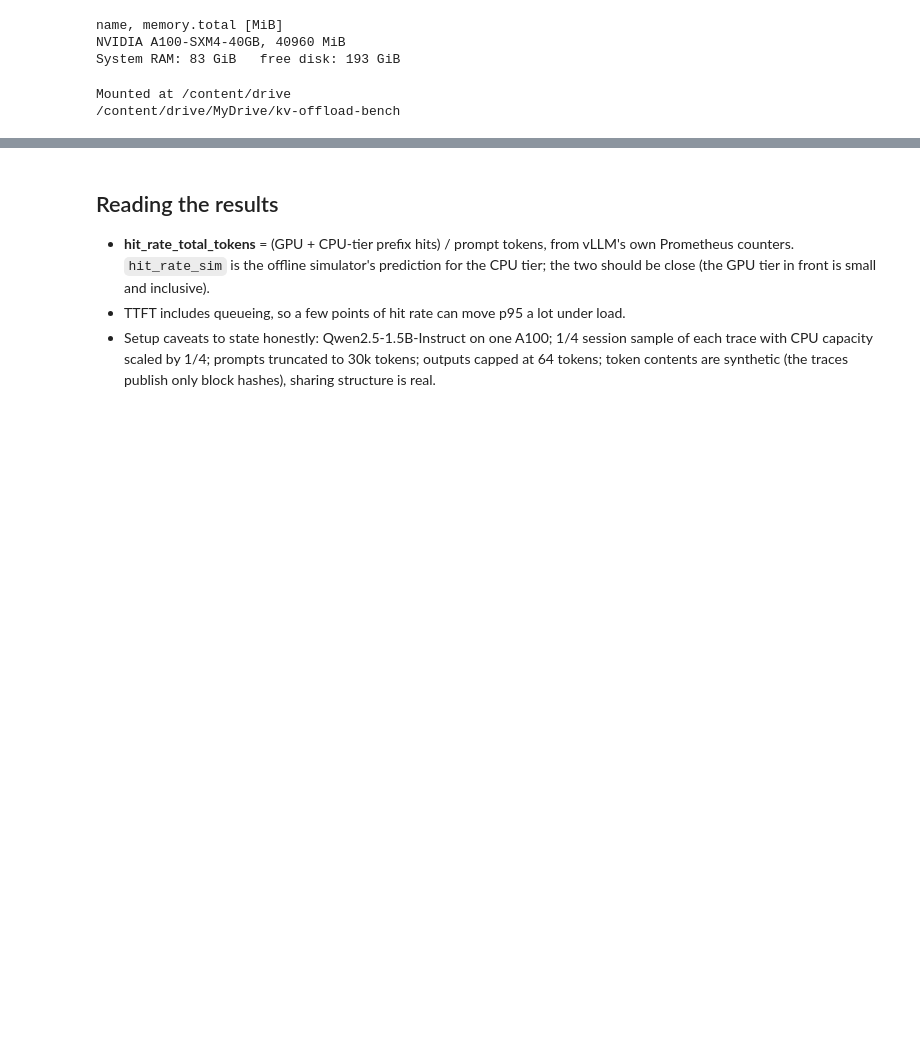
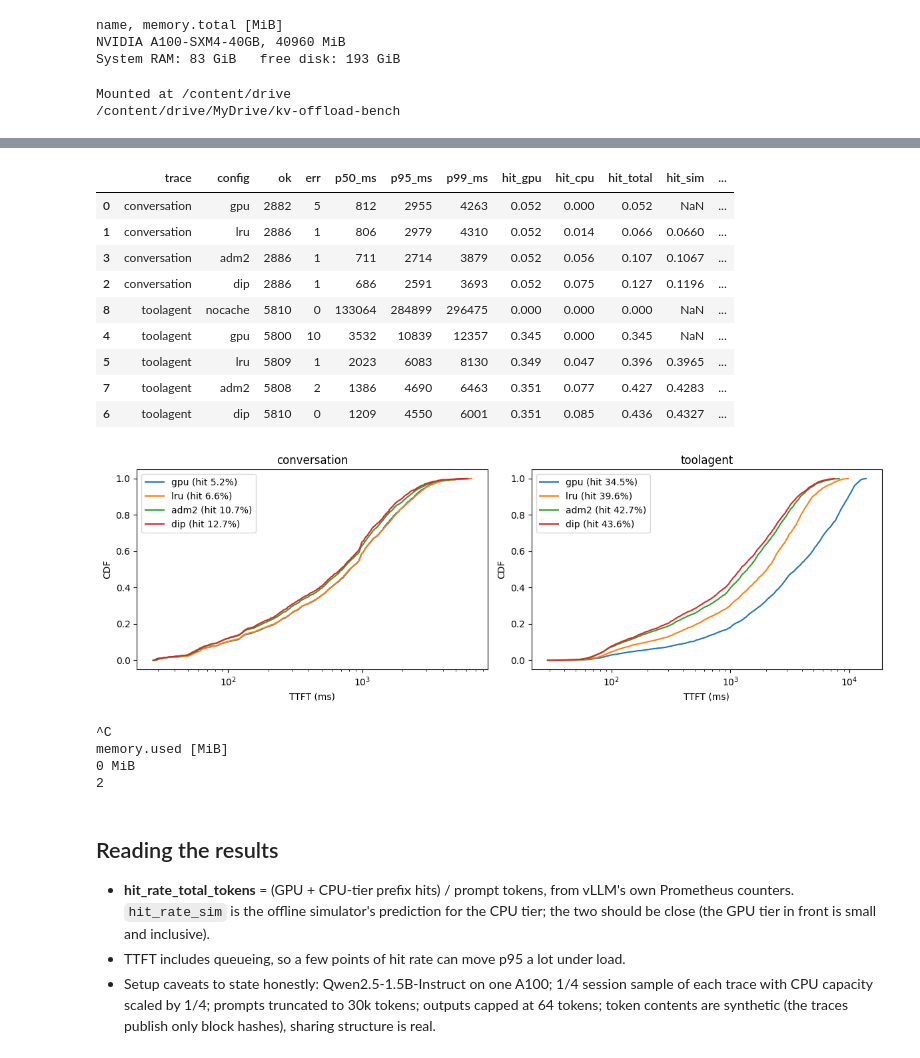
Before and after one commit to jaisurya27/kv-offload-eviction, a Jupyter notebook: colab/kv_offload_benchmark.ipynb, the cells around one changed output, grey strips where cells are left out. Drawn from its saved outputs; the diff is of its cells as text; code cells hidden in the pictures; blank space fills up the shorter version.

```diff
--- a/colab/kv_offload_benchmark.ipynb
+++ b/colab/kv_offload_benchmark.ipynb
@@ -170,3 +248,13 @@ import glob
 for f in glob.glob(f'{RESULTS}/*_arc_*/policy.log'):
     recs = [json.loads(l) for l in open(f)]
     print(f.split('/')[-2], [(r.get('arc_t1'), r.get('arc_t2')) for r in recs if r['event'] == 'periodic'][-5:])
+# %%
+import json
+CAL = json.load(open(f'{RESULTS}/calibration.json'))
+SP = round(CAL['speedup']['conversation'] / 2, 3)   # 2.62
+cmds = [f"python bench/run.py --trace traces/conversation_trace.jsonl --config {c} --cpu-chunks 500 "
+        f"--speedup {SP} --run-name conversation_{c}_c500_x{SP:g} --out-root {RESULTS} || echo 'FAILED {c}'"
+        for c in ['gpu', 'lru', 'dip', 'adm2']]
+open('/content/grid2.sh', 'w').write('cd /content/Prefix-KV-LLM-serving\n' + '\n'.join(cmds) + '\necho GRID DONE\n')
+!nohup bash /content/grid2.sh > {RESULTS}/grid2.log 2>&1 &
+print('launched, speed', SP)
@@ -172,0 +273,10 @@ for f in glob.glob(f'{RESULTS}/*_arc_*/policy.log'):
+# %%
+import json, glob, numpy as np
+for f in sorted(glob.glob(f'{RESULTS}/conversation_*_x2.62/summary.json')):
+    s = json.load(open(f)); d = s['metrics_delta']
+    x = [r['ttft_s'] for r in map(json.loads, open(f.replace('summary.json', 'requests.jsonl'))) if r['ttft_s']]
+    n = len(x)//10
+    print(f"{s['config']:5s} ok={s['n_ok']} err={s['n_errors']} p50={s['ttft_ms_p50']:.0f} p95={s['ttft_ms_p95']:.0f} "
+          f"| first10%={np.median(x[:n]):.2f}s last10%={np.median(x[-n:]):.2f}s "
+          f"| gpu={s['hit_rate_gpu_tokens']:.3f} cpu={s['hit_rate_cpu_tokens']:.3f} usage={s['hit_rate_from_usage'] or 0:.3f}")
+    print('      ', {k.split(':')[1]: int(v) for k, v in d.items()})
@@ -173,3 +292,57 @@ for f in glob.glob(f'{RESULTS}/*_arc_*/policy.log'):
+# %%
+import glob, json, numpy as np, pandas as pd, matplotlib.pyplot as plt
+CAL = json.load(open(f'{RESULTS}/calibration.json'))
+SEL = {'conversation': 'x2.62', 'toolagent': f"x{CAL['speedup']['toolagent']:g}"}
+pred = {json.loads(l)['trace'].split('_')[0]: json.loads(l) for l in open(f'{RESULTS}/predictions.jsonl')
+        if json.loads(l)['cpu_chunks'] == 500}
+rows = []
+for t, tag in SEL.items():
+    for f in glob.glob(f'{RESULTS}/{t}_*_c500_{tag}/summary.json'):
+        s = json.load(open(f)); run = f.split('/')[-2]
+        x = [r['ttft_s'] for r in map(json.loads, open(f.replace('summary.json', 'requests.jsonl'))) if r['ttft_s']]
+        n = len(x) // 10
+        rows.append(dict(trace=t, config=s['config'], run=run, ok=s['n_ok'], err=s['n_errors'],
+                         p50_ms=round(s['ttft_ms_p50']), p95_ms=round(s['ttft_ms_p95']), p99_ms=round(s['ttft_ms_p99']),
+                         hit_gpu=round(s['hit_rate_gpu_tokens'], 3), hit_cpu=round(s['hit_rate_cpu_tokens'], 3),
+                         hit_total=round(s['hit_rate_total_tokens'], 3), hit_sim=pred[t].get(s['config']),
+                         first10_s=round(np.median(x[:n]), 2), last10_s=round(np.median(x[-n:]), 2)))
+order = ['nocache', 'gpu', 'lru', 'adm2', 'dip']
+df = pd.DataFrame(rows).sort_values(['trace', 'config'], key=lambda c: c.map(order.index) if c.name == 'config' else c)
+for t, g in df.groupby('trace'):
+    b = g[g.config == 'lru'].iloc[0]
+    df.loc[g.index, 'p50_vs_lru_%'] = (100 * (1 - g.p50_ms / b.p50_ms)).round(1)
+    df.loc[g.index, 'p95_vs_lru_%'] = (100 * (1 - g.p95_ms / b.p95_ms)).round(1)
+display(df.drop(columns='run')); df.to_csv(f'{RESULTS}/final_results.csv', index=False)
+
+fig, axes = plt.subplots(1, 2, figsize=(12, 4))
+for ax, (t, g) in zip(axes, df.groupby('trace')):
+    for _, r in g[g.config != 'nocache'].iterrows():
+        x = np.sort([v['ttft_s'] for v in map(json.loads, open(f"{RESULTS}/{r.run}/requests.jsonl")) if v['ttft_s']]) * 1000
+        ax.plot(x, np.linspace(0, 1, len(x)), label=f"{r.config} (hit {r.hit_total:.1%})")
+    ax.set_xscale('log'); ax.set_xlabel('TTFT (ms)'); ax.set_ylabel('CDF'); ax.set_title(t); ax.legend()
+plt.tight_layout(); plt.savefig(f'{RESULTS}/final_ttft_cdf.png', dpi=150); plt.show()
+# %% [output]
+|  | trace | config | ok | err | p50_ms | p95_ms | p99_ms | hit_gpu | hit_cpu | hit_total | hit_sim | ... |
+| 0 | conversation | gpu | 2882 | 5 | 812 | 2955 | 4263 | 0.052 | 0.000 | 0.052 | NaN | ... |
+| 1 | conversation | lru | 2886 | 1 | 806 | 2979 | 4310 | 0.052 | 0.014 | 0.066 | 0.0660 | ... |
+| 3 | conversation | adm2 | 2886 | 1 | 711 | 2714 | 3879 | 0.052 | 0.056 | 0.107 | 0.1067 | ... |
+| 2 | conversation | dip | 2886 | 1 | 686 | 2591 | 3693 | 0.052 | 0.075 | 0.127 | 0.1196 | ... |
+| 8 | toolagent | nocache | 5810 | 0 | 133064 | 284899 | 296475 | 0.000 | 0.000 | 0.000 | NaN | ... |
+| 4 | toolagent | gpu | 5800 | 10 | 3532 | 10839 | 12357 | 0.345 | 0.000 | 0.345 | NaN | ... |
+| 5 | toolagent | lru | 5809 | 1 | 2023 | 6083 | 8130 | 0.349 | 0.047 | 0.396 | 0.3965 | ... |
+| 7 | toolagent | adm2 | 5808 | 2 | 1386 | 4690 | 6463 | 0.351 | 0.077 | 0.427 | 0.4283 | ... |
+| 6 | toolagent | dip | 5810 | 0 | 1209 | 4550 | 6001 | 0.351 | 0.085 | 0.436 | 0.4327 | ... |
+[figure, added]
+# %%
+!pkill -f grid2.sh; pkill -f bench/run.py; pkill -f "vllm serve"; sleep 5
+!nvidia-smi --query-gpu=memory.used --format=csv
+!rm -rf {RESULTS}/conversation_*_x2.62
+!grep -c "acquire_lock" bench/run.py
+# %% [output]
+^C
+memory.used [MiB]
+0 MiB
+2
 # %% [markdown]
 ## Reading the results
 * **hit_rate_total_tokens** = (GPU + CPU-tier prefix hits) / prompt tokens, from vLLM's own Prometheus counters.
```
Also changed, not shown: parts of 12 cells of this notebook.
